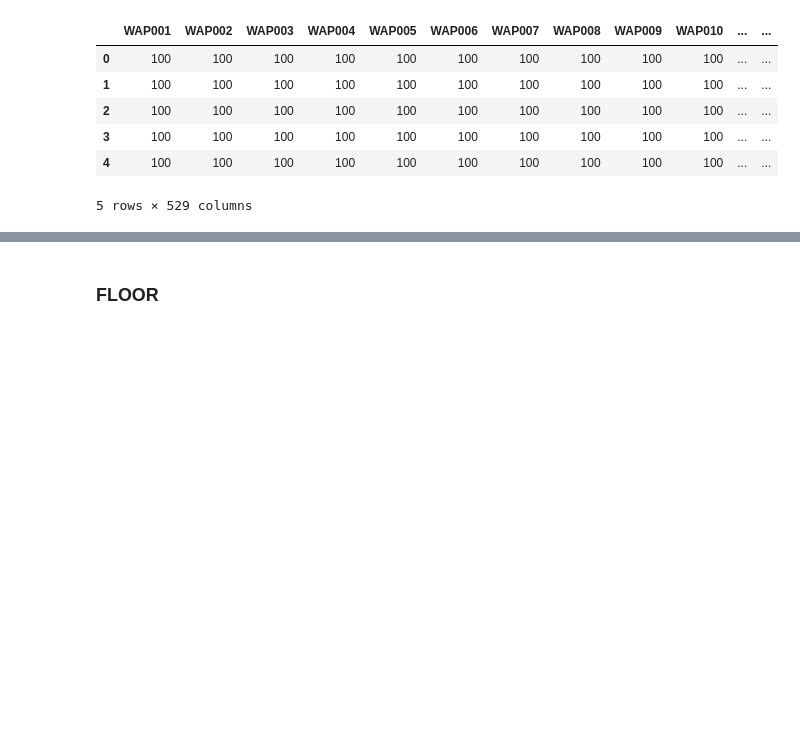
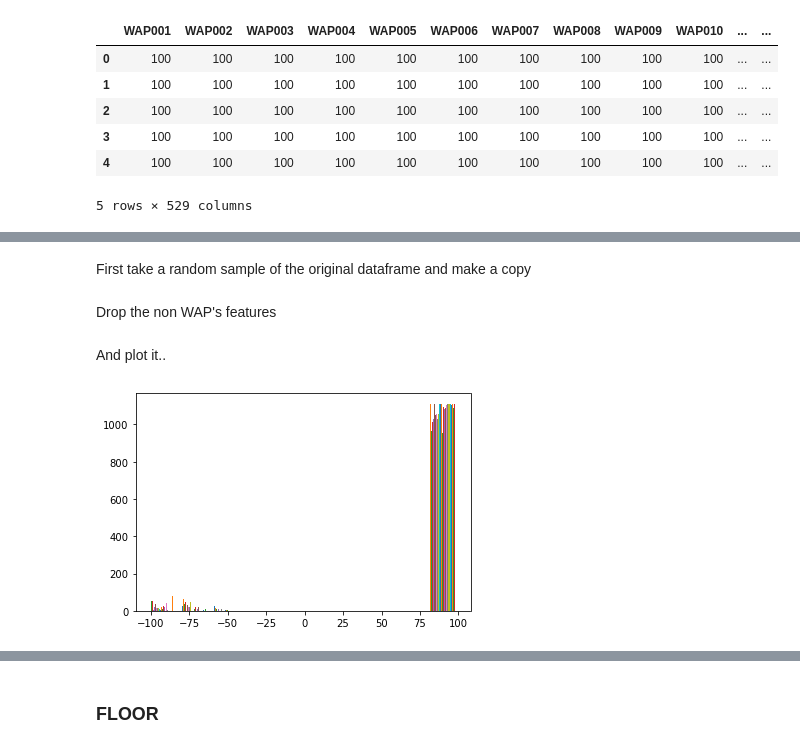
Before and after one commit to alefbenages/Wifi_locationing, a Jupyter notebook: WiFi_0_Prepro_testData.ipynb, the cells around one changed output, grey strips where cells are left out. Drawn from its saved outputs; the diff is of its cells as text; code cells hidden in the pictures; blank space fills up the shorter version.

```diff
--- a/WiFi_0_Prepro_testData.ipynb
+++ b/WiFi_0_Prepro_testData.ipynb
@@ -88,0 +32,17 @@ Val_dataPossibleValues = Val_dataPossibleValues.drop(['LONGITUDE', 'LATITUDE', '
+# %% [markdown]
+First take a random sample of the original dataframe and make a copy
+# %%
+Test_dataPossibleValues = Test_data
+Test_dataPossibleValues = Test_dataPossibleValues.sample(frac =1, random_state= 200)  # frac= XX takes a random sample of XX% of the data
+# %% [markdown]
+Drop the non WAP's features
+# %%
+Test_dataPossibleValues = Test_dataPossibleValues.drop(['LONGITUDE', 'LATITUDE', 'FLOOR', 'BUILDINGID', 'SPACEID',
+       'RELATIVEPOSITION', 'USERID', 'PHONEID', 'TIMESTAMP'], axis = 1)
+# %% [markdown]
+And plot it..
+# %%
+plt.hist(Test_dataPossibleValues)
+plt.show();
+# %% [output]
+[figure, added]
```
Also changed, not shown: parts of 32 cells of this notebook, 3 other files.
